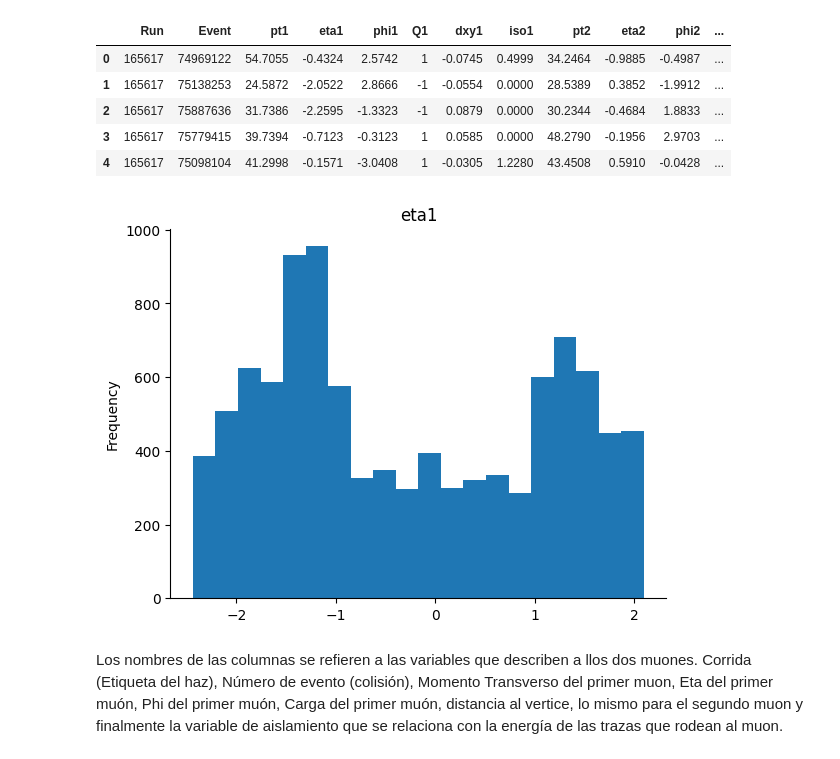
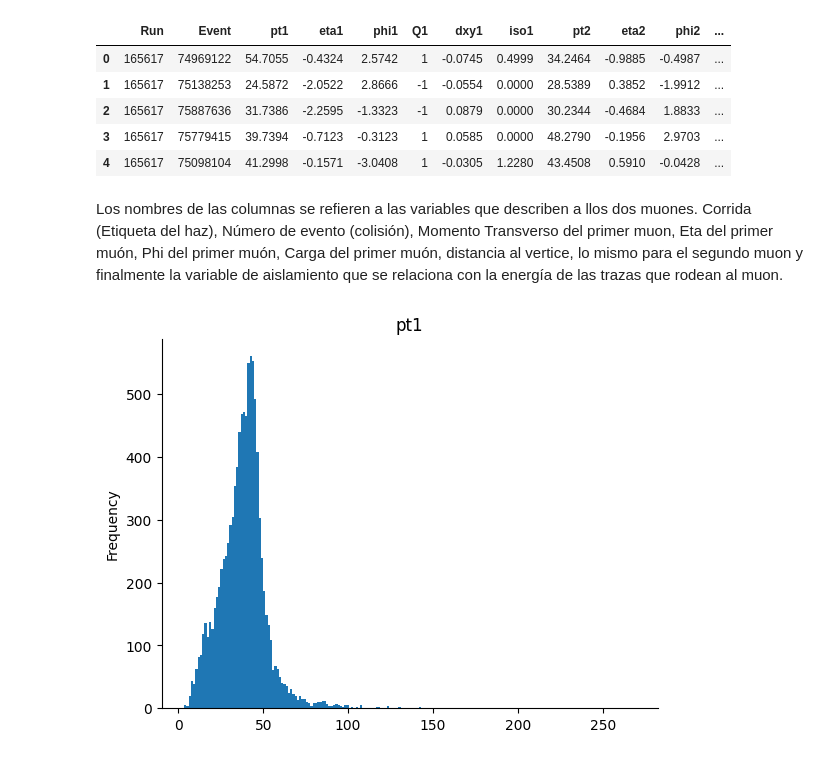
Before and after one commit to ProgramasParaFisicaDeParticulas/lecturadecvsopendatacvsfiles-Jorge-1501, a Jupyter notebook: LeyendoCSVDelOpendataDelCMS.ipynb, the cells around one changed output. Drawn from its saved outputs; the diff is of its cells as text; code cells hidden in the pictures.

```diff
--- a/LeyendoCSVDelOpendataDelCMS.ipynb
+++ b/LeyendoCSVDelOpendataDelCMS.ipynb
@@ -56,13 +100,12 @@ particles.head()
 | 2 | 165617 | 75887636 | 31.7386 | -2.2595 | -1.3323 | -1 | 0.0879 | 0.0000 | 30.2344 | -0.4684 | 1.8833 | ... |
 | 3 | 165617 | 75779415 | 39.7394 | -0.7123 | -0.3123 | 1 | 0.0585 | 0.0000 | 48.2790 | -0.1956 | 2.9703 | ... |
 | 4 | 165617 | 75098104 | 41.2998 | -0.1571 | -3.0408 | 1 | -0.0305 | 1.2280 | 43.4508 | 0.5910 | -0.0428 | ... |
-# %%
-# @title eta1
-
-from matplotlib import pyplot as plt
-particles['eta1'].plot(kind='hist', bins=20, title='eta1')
-plt.gca().spines[['top', 'right',]].set_visible(False)
-# %% [output]
-[figure, removed]
 # %% [markdown]
 Los nombres de las columnas se refieren a las variables que describen a llos dos muones. Corrida (Etiqueta del haz), Número de evento (colisión), Momento Transverso del primer muon, Eta del primer muón, Phi del primer muón, Carga del primer muón, distancia al vertice, lo mismo para el segundo muon y finalmente la variable de aislamiento que se relaciona con la energía de las trazas que rodean al muon.
+# %%
+# @title pt1
+
+particles['pt1'].plot(kind='hist', bins=200, title='pt1')
+plt.gca().spines[['top', 'right',]].set_visible(False)
+# %% [output]
+[figure, added]
```
Also changed, not shown: parts of 29 cells of this notebook.
